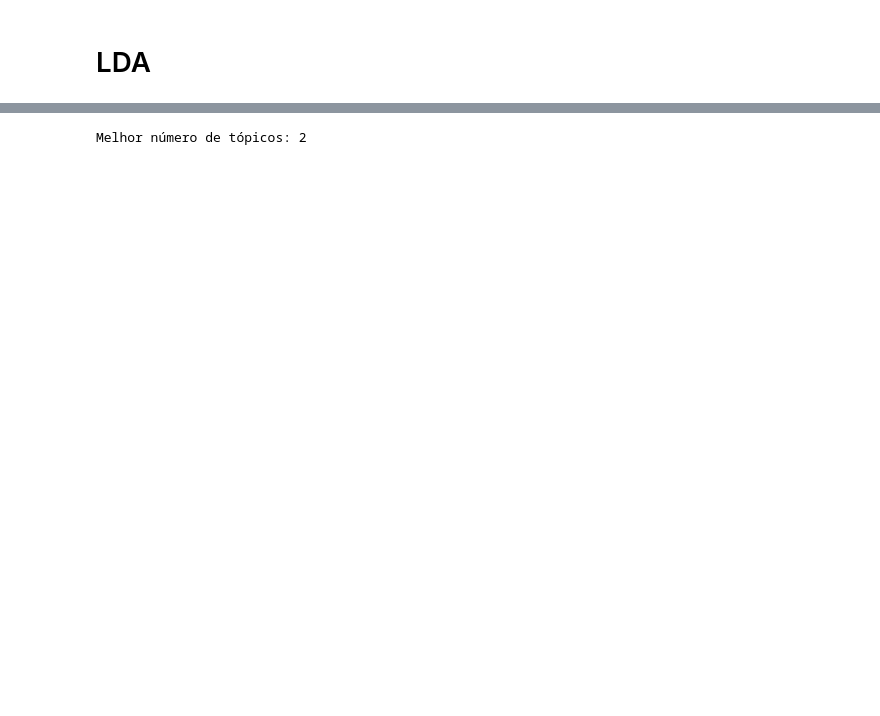
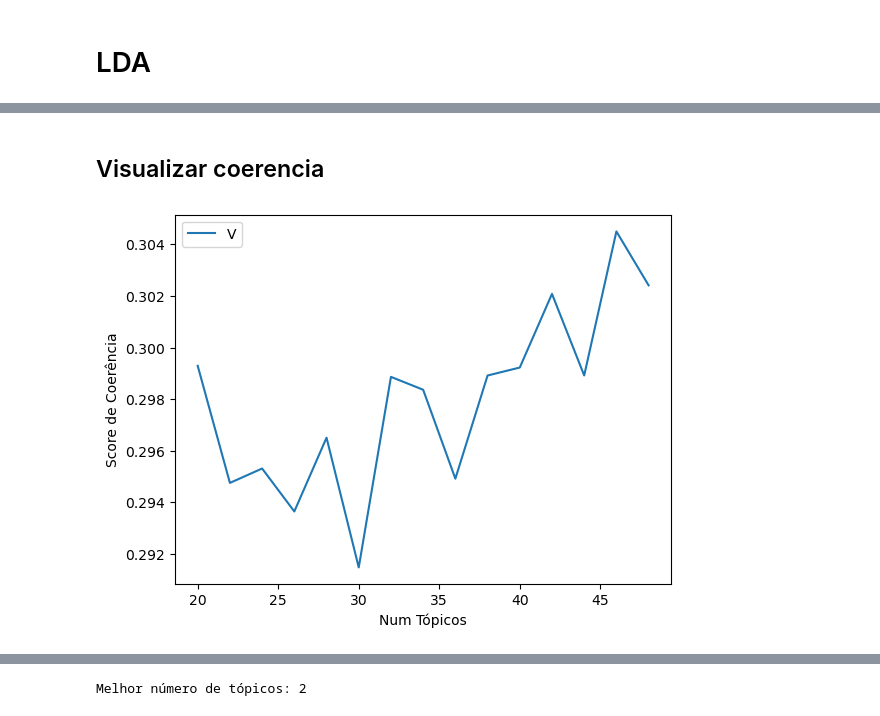
Before and after one commit to renatohack/2024.2-machine-learning, a Jupyter notebook: pb/tp5/pb_tp5.ipynb, the cells around one changed output, grey strips where cells are left out. Drawn from its saved outputs; the diff is of its cells as text; code cells hidden in the pictures; blank space fills up the shorter version.

```diff
--- a/pb/tp5/pb_tp5.ipynb
+++ b/pb/tp5/pb_tp5.ipynb
@@ -84,0 +78,11 @@ model_list, coherence_values = compute_coherence_values(corpus=corpus, dictionar
+# %% [markdown]
+## Visualizar coerencia
+# %%
+x = range_lda
+plt.plot(x, coherence_values)
+plt.xlabel("Num Tópicos")
+plt.ylabel("Score de Coerência")
+plt.legend(("Valores de Coerência"), loc='best')
+plt.show()
+# %% [output]
+[figure, added]
```
Also changed, not shown: parts of 16 cells of this notebook, 4 other files.
